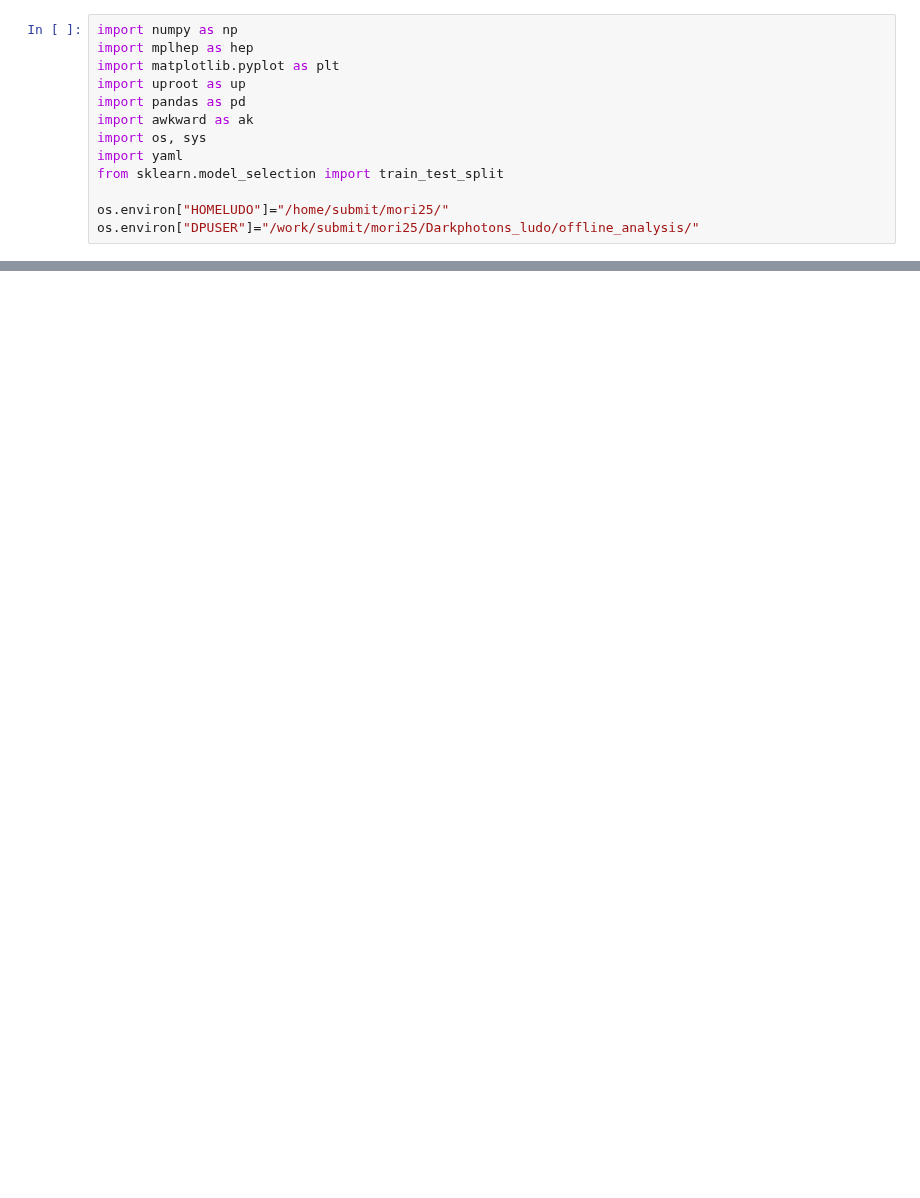
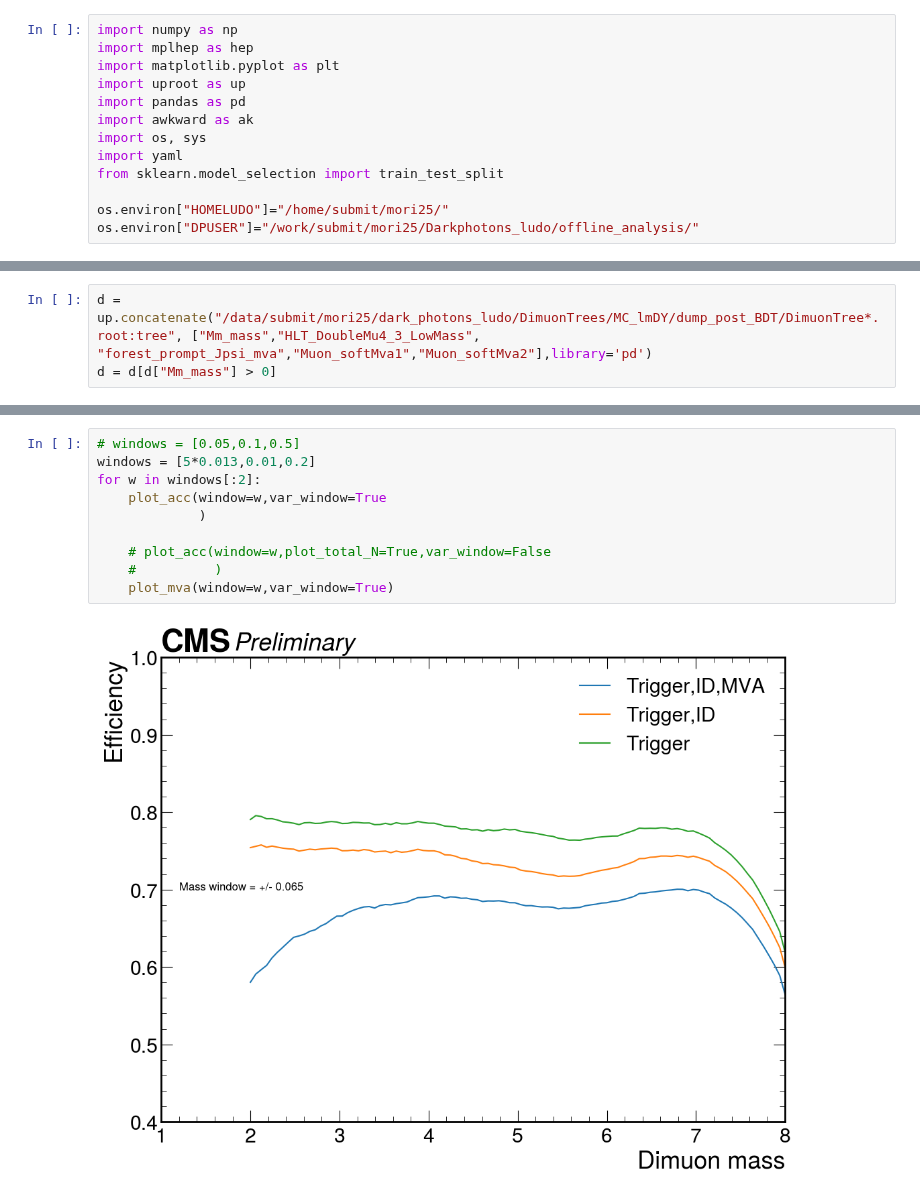
Before and after one commit to ludomori99/Darkphotons_Run3, a Jupyter notebook: offline_analysis/limits/view_global_effs.ipynb, the cells around one changed output, grey strips where cells are left out. Saved outputs shown, nothing was run; the diff lists cells and outputs as text; blank space fills up the shorter version.

```diff
--- a/offline_analysis/limits/view_global_effs.ipynb
+++ b/offline_analysis/limits/view_global_effs.ipynb
@@ -53,0 +56,3 @@ plt.show()
+# %%
+d = up.concatenate("/data/submit/mori25/dark_photons_ludo/DimuonTrees/MC_lmDY/dump_post_BDT/DimuonTree*.root:tree", ["Mm_mass","HLT_DoubleMu4_3_LowMass", "forest_prompt_Jpsi_mva","Muon_softMva1","Muon_softMva2"],library='pd')
+d = d[d["Mm_mass"] > 0]
@@ -53,0 +124,12 @@ plt.show()
+# %%
+# windows = [0.05,0.1,0.5]
+windows = [5*0.013,0.01,0.2]
+for w in windows[:2]:
+    plot_acc(window=w,var_window=True
+             )
+
+    # plot_acc(window=w,plot_total_N=True,var_window=False
+    #          )
+    plot_mva(window=w,var_window=True)
+# %% [output]
+[figure, added]
```
Also changed, not shown: parts of 6 cells of this notebook, 27 other files.
